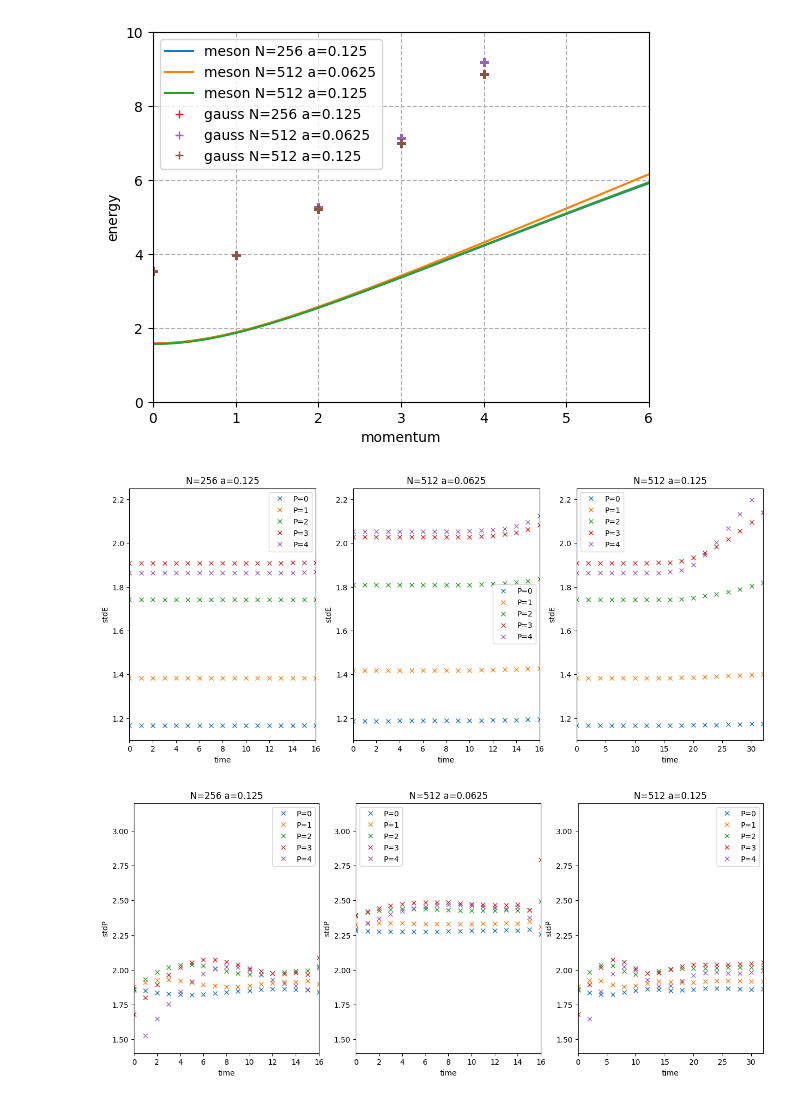
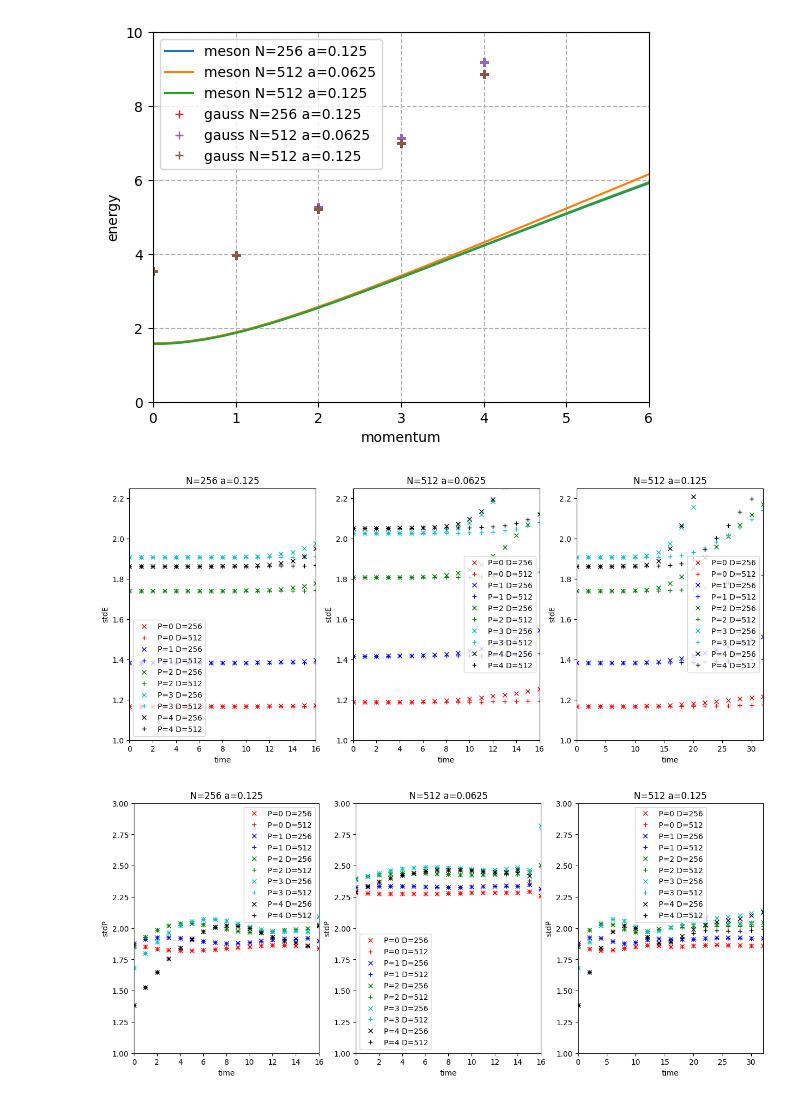
Before and after one commit to marekrams/pdf, a Jupyter notebook: multiplicity_gauss_m=0.5_view_rerun.ipynb, the cells around one changed output. Saved outputs shown, nothing was run; the diff lists cells and outputs as text; code cells hidden in the pictures.

```diff
--- a/multiplicity_gauss_m=0.5_view_rerun.ipynb
+++ b/multiplicity_gauss_m=0.5_view_rerun.ipynb
@@ -86,36 +86,38 @@ fig, axs = plt.subplots(1, len(Nas), squeeze=False)
 fig.set_size_inches(len(Nas) * 5, 6)
 
 for ii, (N, a) in enumerate(Nas):
-    for P in Ps:
-        xx = {k[0]: v for k, v in dd[N, a]["stdE"].items() if k[1] == P and k[2] == 512}
-        xx = dict(sorted(xx.items()))
-        k = np.array(list(xx.keys()))
-        v = np.array(list(xx.values()))
-        axs[0, ii].plot(k, v, 'x', label=f"{P=}")
+    for clr, P in zip('rbgck', Ps):
+        for sym, D in zip('x+', [256, 512]):
+            xx = {k[0]: v for k, v in dd[N, a]["stdE"].items() if k[1] == P and k[2] == D}
+            xx = dict(sorted(xx.items()))
+            k = np.array(list(xx.keys()))
+            v = np.array(list(xx.values()))
+            axs[0, ii].plot(k, v, sym, label=f"{P=} {D=}", color=clr)
     axs[0, ii].set_xlabel('time')
     axs[0, ii].set_ylabel('stdE')
     axs[0, ii].legend()
     axs[0, ii].set_title(f"{N=} {a=}")
     axs[0, ii].set_xlim(0, N * a / 2)
-    axs[0, ii].set_ylim(1.1, 2.25)
+    axs[0, ii].set_ylim(1.0, 2.25)
 # %% [output]
-[figure, old version]
+[figure, new version]
 # %%
 fig, axs = plt.subplots(1, len(Nas), squeeze=False)
 fig.set_size_inches(len(Nas) * 5, 6)
 
 for ii, (N, a) in enumerate(Nas):
-    for P in Ps:
-        xx = {k[0]: v for k, v in dd[N, a]["stdP"].items() if k[1] == P and k[2] == 512}
-        xx = dict(sorted(xx.items()))
-        k = np.array(list(xx.keys()))
-        v = np.array(list(xx.values()))
-        axs[0, ii].plot(k, v, 'x', label=f"{P=}")
+    for clr, P in zip('rbgck', Ps):
+        for sym, D in zip('x+', [256, 512]):
+            xx = {k[0]: v for k, v in dd[N, a]["stdP"].items() if k[1] == P and k[2] == D}
+            xx = dict(sorted(xx.items()))
+            k = np.array(list(xx.keys()))
+            v = np.array(list(xx.values()))
+            axs[0, ii].plot(k, v, sym, label=f"{P=} {D=}", color=clr)
     axs[0, ii].set_xlabel('time')
     axs[0, ii].set_ylabel('stdP')
     axs[0, ii].legend()
     axs[0, ii].set_title(f"{N=} {a=}")
     axs[0, ii].set_xlim(0, N * a / 2)
-    axs[0, ii].set_ylim(1.4, 3.2)
+    axs[0, ii].set_ylim(1.0, 3.0)
 # %% [output]
-[figure, old version]
+[figure, new version]
```
Also changed, not shown: 1 other file.
